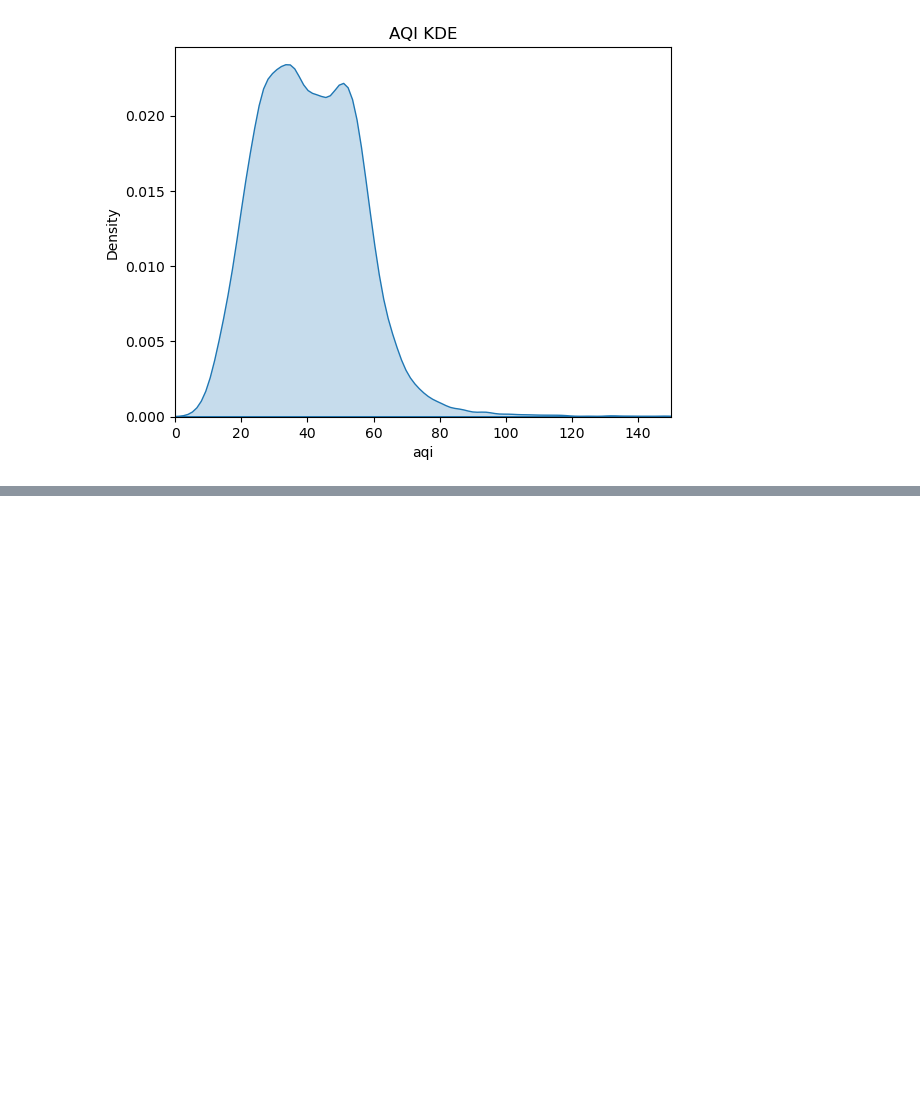
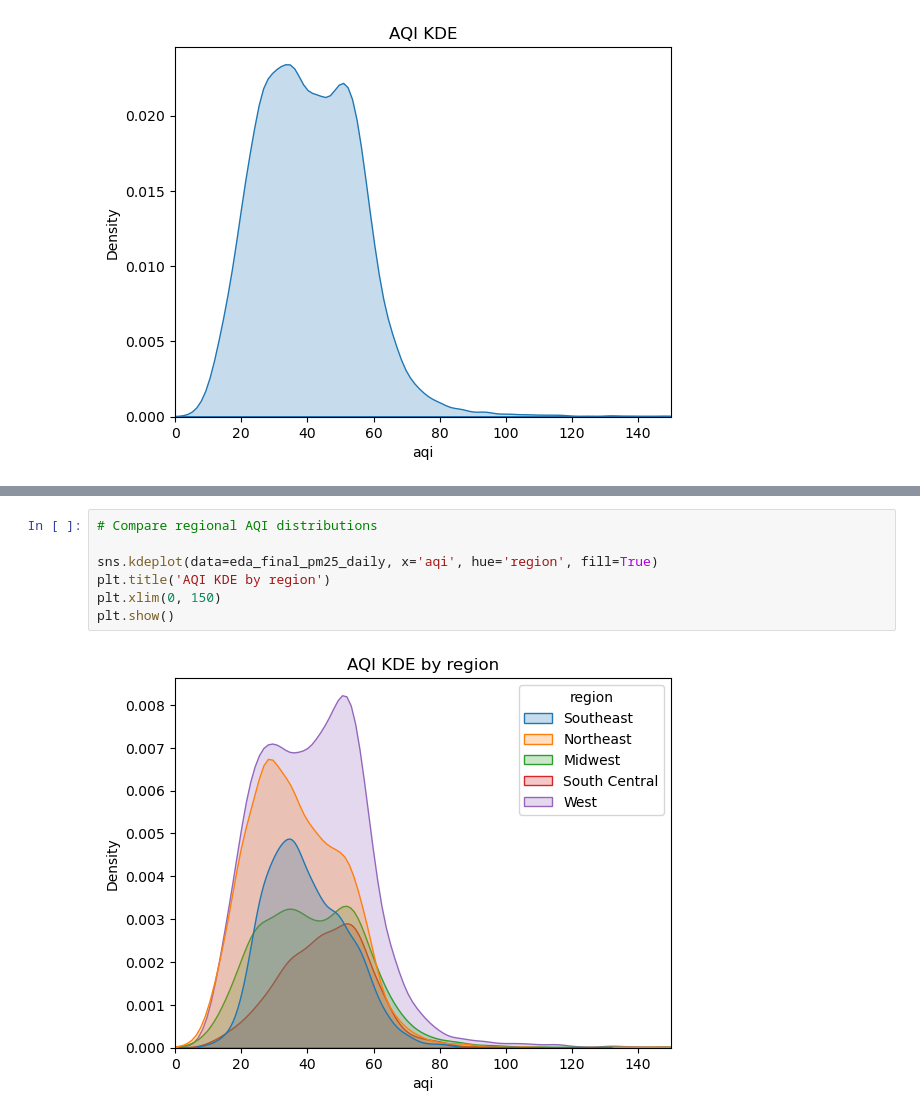
Before and after one commit to iherman10/aqi_geo_experiments, a Jupyter notebook: analysis.ipynb, the cells around one changed output, grey strips where cells are left out. Saved outputs shown, nothing was run; the diff lists cells and outputs as text; blank space fills up the shorter version.

```diff
--- a/analysis.ipynb
+++ b/analysis.ipynb
@@ -545,0 +583,9 @@ memory usage: 1.4+ MB
+# %%
+# Compare regional AQI distributions
+
+sns.kdeplot(data=eda_final_pm25_daily, x='aqi', hue='region', fill=True)
+plt.title('AQI KDE by region')
+plt.xlim(0, 150)
+plt.show()
+# %% [output]
+[figure, added]
```
Also changed, not shown: parts of 8 cells of this notebook.
